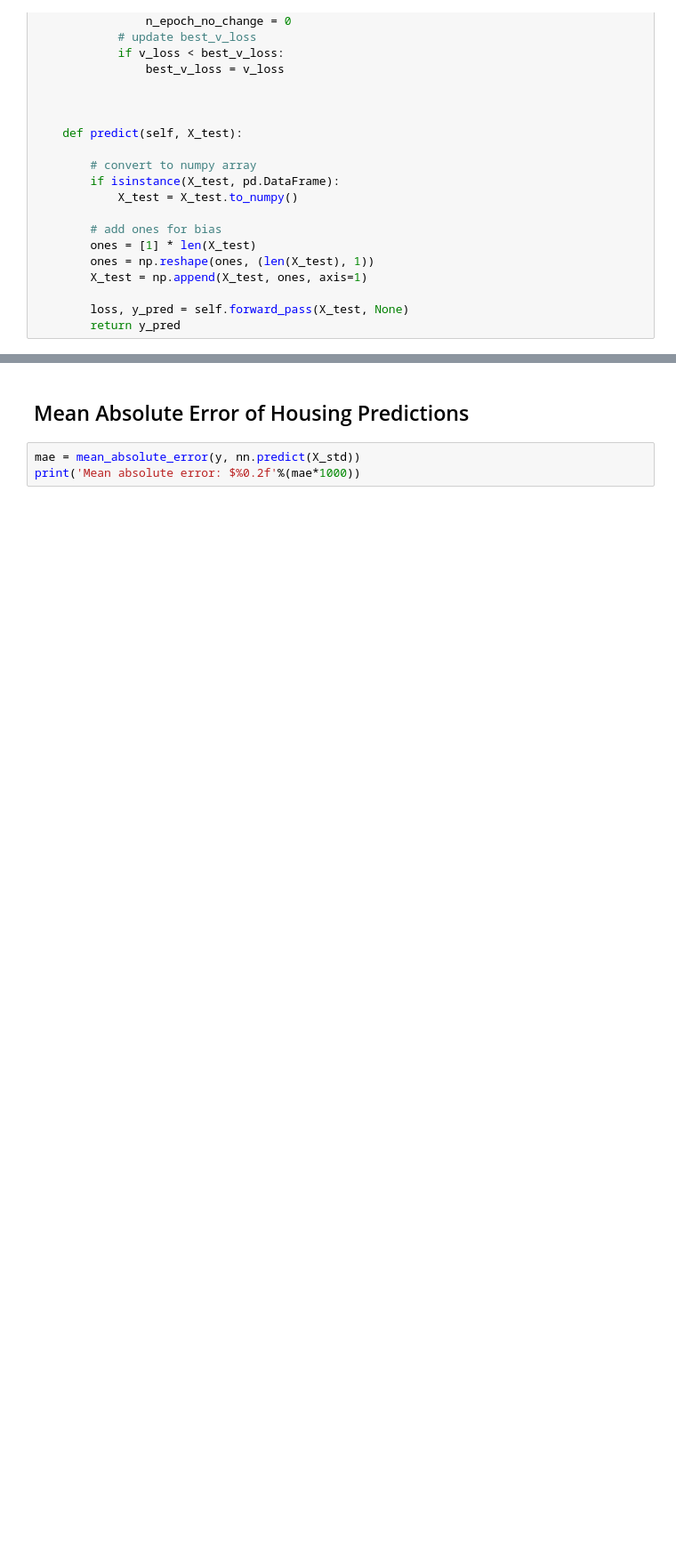
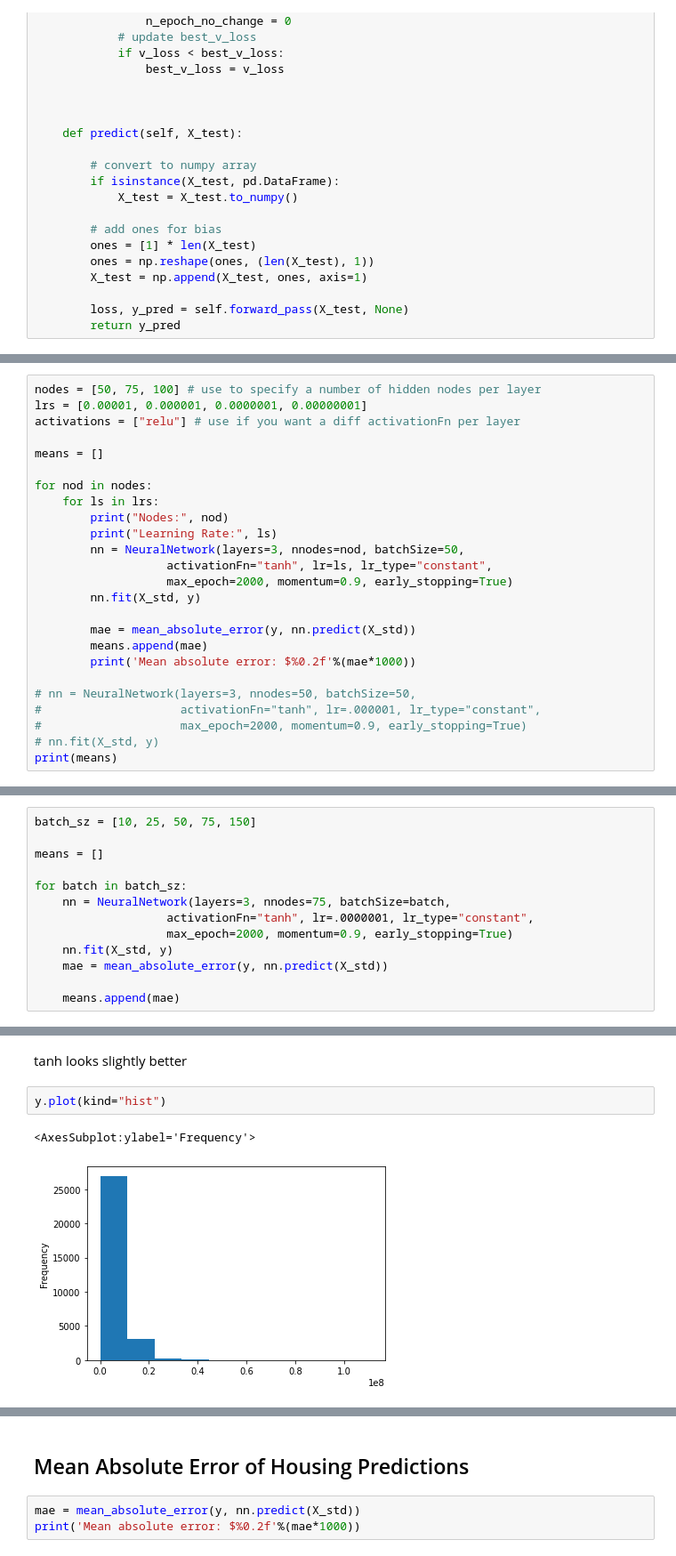
Before and after one commit to juliandavis7/401_Project3, a Jupyter notebook: neural_network2.ipynb, the cells around one changed output, grey strips where cells are left out. Shown at 89% size. Drawn from its saved outputs; the diff is of its cells as text; blank space fills up the shorter version.

```diff
--- a/neural_network2.ipynb
+++ b/neural_network2.ipynb
@@ -354,0 +347,25 @@ validation loss: 4.834534927185482
+# %%
+nodes = [50, 75, 100] # use to specify a number of hidden nodes per layer
+lrs = [0.00001, 0.000001, 0.0000001, 0.00000001]
+activations = ["relu"] # use if you want a diff activationFn per layer
+
+means = []
+
+for nod in nodes:
+    for ls in lrs:
+        print("Nodes:", nod)
+        print("Learning Rate:", ls)
+        nn = NeuralNetwork(layers=3, nnodes=nod, batchSize=50,
+                   activationFn="tanh", lr=ls, lr_type="constant",
+                   max_epoch=2000, momentum=0.9, early_stopping=True)
+        nn.fit(X_std, y)
+
+        mae = mean_absolute_error(y, nn.predict(X_std))
+        means.append(mae)
+        print('Mean absolute error: $%0.2f'%(mae*1000))
+
+# nn = NeuralNetwork(layers=3, nnodes=50, batchSize=50,
+#                    activationFn="tanh", lr=.000001, lr_type="constant",
+#                    max_epoch=2000, momentum=0.9, early_stopping=True)
+# nn.fit(X_std, y)
+print(means)
@@ -354,0 +397,13 @@ validation loss: 4.834534927185482
+# %%
+batch_sz = [10, 25, 50, 75, 150]
+
+means = []
+
+for batch in batch_sz:
+    nn = NeuralNetwork(layers=3, nnodes=75, batchSize=batch,
+                   activationFn="tanh", lr=.0000001, lr_type="constant",
+                   max_epoch=2000, momentum=0.9, early_stopping=True)
+    nn.fit(X_std, y)
+    mae = mean_absolute_error(y, nn.predict(X_std))
+
+    means.append(mae)
@@ -354,0 +487,7 @@ validation loss: 4.834534927185482
+# %% [markdown]
+tanh looks slightly better
+# %%
+y.plot(kind="hist")
+# %% [output]
+<AxesSubplot:ylabel='Frequency'>
+[figure, added]
```
Also changed, not shown: parts of 20 cells of this notebook.
